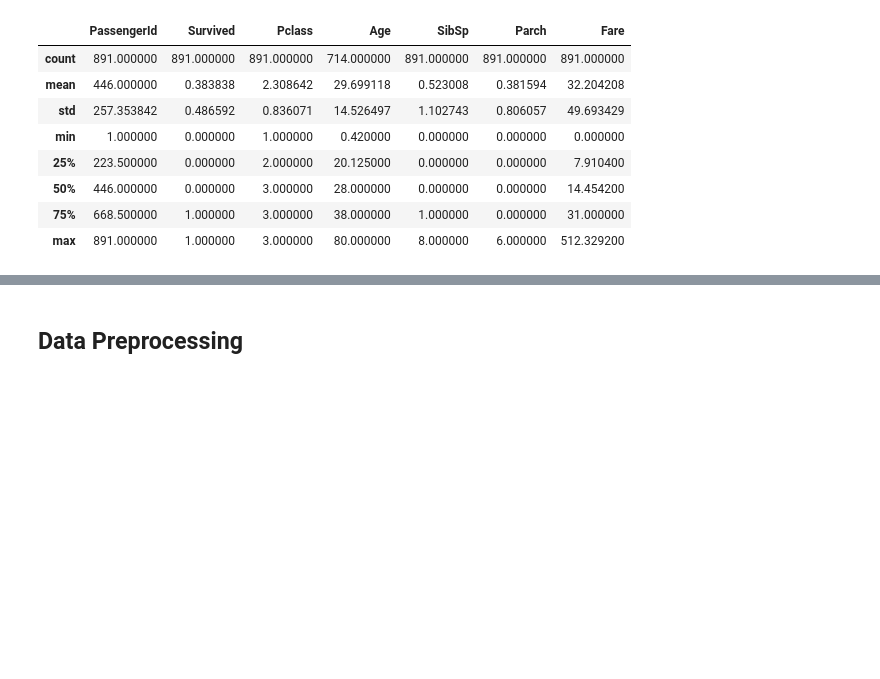
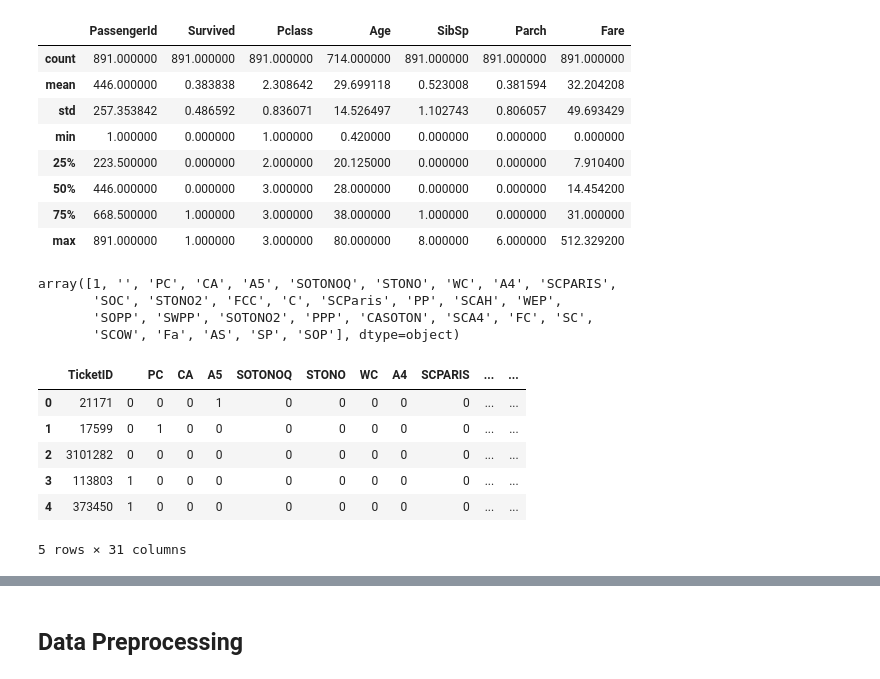
Before and after one commit to PatrickFlynn/Titanic_Prediction, a Jupyter notebook: Titanic EDA.ipynb, the cells around one changed output, grey strips where cells are left out. Saved outputs shown, nothing was run; the diff lists cells and outputs as text; code cells hidden in the pictures; blank space fills up the shorter version.

```diff
--- a/Titanic EDA.ipynb
+++ b/Titanic EDA.ipynb
@@ -56,3 +56,5 @@ df.describe()
 | 50% | 446.000000 | 0.000000 | 3.000000 | 28.000000 | 0.000000 | 0.000000 | 14.454200 |
 | 75% | 668.500000 | 1.000000 | 3.000000 | 38.000000 | 1.000000 | 0.000000 | 31.000000 |
 | max | 891.000000 | 1.000000 | 3.000000 | 80.000000 | 8.000000 | 6.000000 | 512.329200 |
+# %%
+df['Ticket'] = df['Ticket'].str.replace('\.|/', '')
@@ -58,0 +74,7 @@ df.describe()
+# %%
+temp_ticket.columns.values
+# %% [output]
+array([1, '', 'PC', 'CA', 'A5', 'SOTONOQ', 'STONO', 'WC', 'A4', 'SCPARIS',
+       'SOC', 'STONO2', 'FCC', 'C', 'SCParis', 'PP', 'SCAH', 'WEP',
+       'SOPP', 'SWPP', 'SOTONO2', 'PPP', 'CASOTON', 'SCA4', 'FC', 'SC',
+       'SCOW', 'Fa', 'AS', 'SP', 'SOP'], dtype=object)
@@ -58,0 +85,10 @@ df.describe()
+# %%
+temp_ticket.head()
+# %% [output]
+|  | TicketID |  | PC | CA | A5 | SOTONOQ | STONO | WC | A4 | SCPARIS | ... | ... |
+| 0 | 21171 | 0 | 0 | 0 | 1 | 0 | 0 | 0 | 0 | 0 | ... | ... |
+| 1 | 17599 | 0 | 1 | 0 | 0 | 0 | 0 | 0 | 0 | 0 | ... | ... |
+| 2 | 3101282 | 0 | 0 | 0 | 0 | 0 | 0 | 0 | 0 | 0 | ... | ... |
+| 3 | 113803 | 1 | 0 | 0 | 0 | 0 | 0 | 0 | 0 | 0 | ... | ... |
+| 4 | 373450 | 1 | 0 | 0 | 0 | 0 | 0 | 0 | 0 | 0 | ... | ... |
+5 rows × 31 columns
```
Also changed, not shown: parts of 20 cells of this notebook, 3 other files.
